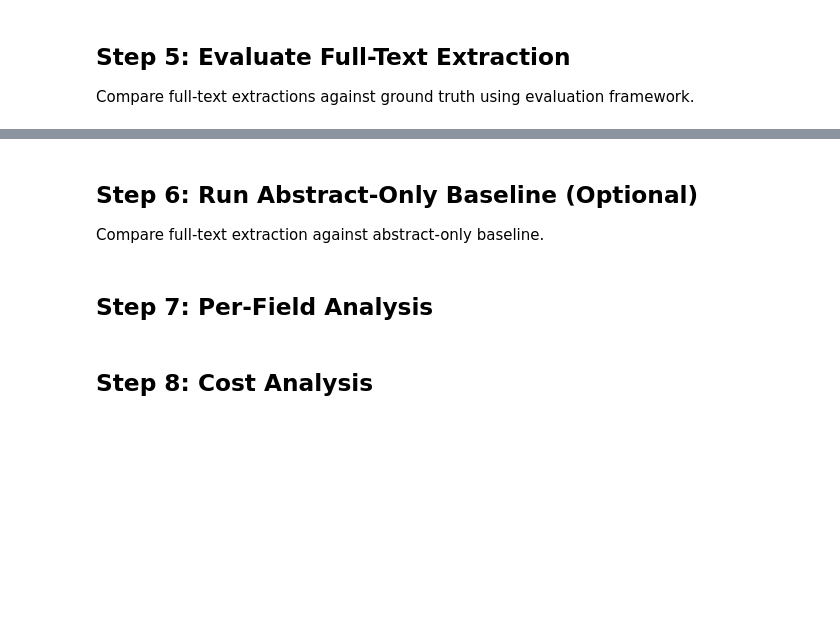
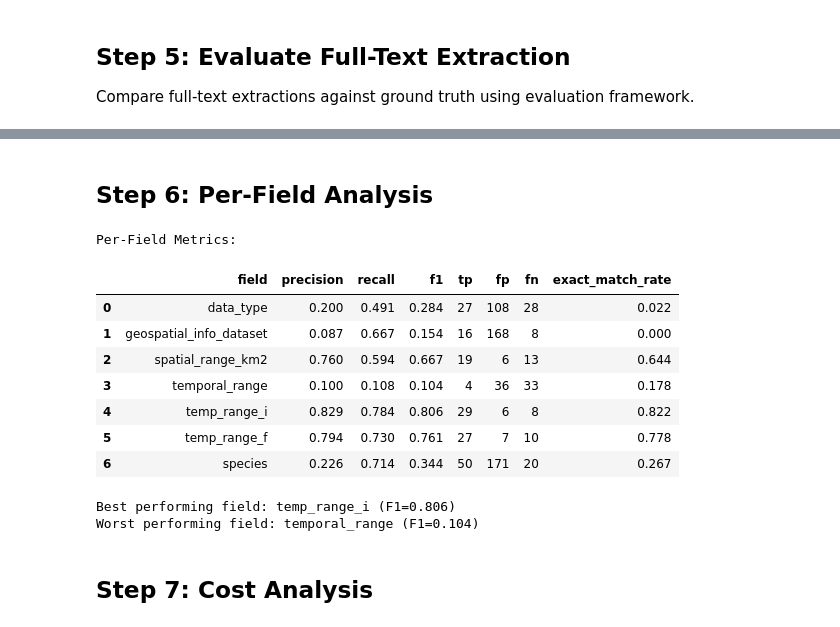
Before and after one commit to BiodiversiteQuebec/llm_metadata, a Jupyter notebook: notebooks/batch_fulltext_evaluation.ipynb, the cells around one changed output, grey strips where cells are left out. Cells and saved outputs as stored; diff of their text form; code cells hidden in the pictures; blank space fills up the shorter version.

```diff
--- a/notebooks/batch_fulltext_evaluation.ipynb
+++ b/notebooks/batch_fulltext_evaluation.ipynb
@@ -302,4 +380,0 @@ print("=" * 50)
-# %% [markdown]
-## Step 6: Run Abstract-Only Baseline (Optional)
-
-Compare full-text extraction against abstract-only baseline.
@@ -373,40 +381,47 @@ if RUN_BASELINE and abstract_predictions:
 # %% [markdown]
-## Step 7: Per-Field Analysis
+## Step 6: Per-Field Analysis
 # %%
-# Per-field comparison
-if RUN_BASELINE and abstract_predictions:
-    comparison_data = []
+# Per-field metrics for full-text extraction
+field_data = []
 
-    for field in EVAL_FIELDS:
-        ft_m = fulltext_report.field_metrics.get(field)
-        ab_m = abstract_report.field_metrics.get(field)
-
-        ft_f1 = ft_m.f1 if ft_m and ft_m.f1 else 0
-        ab_f1 = ab_m.f1 if ab_m and ab_m.f1 else 0
-
-        comparison_data.append({
+for field in EVAL_FIELDS:
+    fm = fulltext_report.field_metrics.get(field)
+    if fm:
+        field_data.append({
             'field': field,
-            'fulltext_precision': round(ft_m.precision or 0, 3) if ft_m else 0,
-            'fulltext_recall': round(ft_m.recall or 0, 3) if ft_m else 0,
-            'fulltext_f1': round(ft_f1, 3),
-            'abstract_precision': round(ab_m.precision or 0, 3) if ab_m else 0,
-            'abstract_recall': round(ab_m.recall or 0, 3) if ab_m else 0,
-            'abstract_f1': round(ab_f1, 3),
-            'delta_f1': round(ft_f1 - ab_f1, 3),
-            'winner': 'FULL-TEXT' if ft_f1 > ab_f1 else ('ABSTRACT' if ab_f1 > ft_f1 else 'TIE')
+            'precision': round(fm.precision or 0, 3),
+            'recall': round(fm.recall or 0, 3),
+            'f1': round(fm.f1 or 0, 3),
+            'tp': fm.tp,
+            'fp': fm.fp,
+            'fn': fm.fn,
+            'exact_match_rate': round(fm.exact_match_rate or 0, 3),
         })
 
-    comparison_df = pd.DataFrame(comparison_data)
-    print("\nPer-Field Comparison:")
-    display(comparison_df)
+field_df = pd.DataFrame(field_data)
+print("Per-Field Metrics:")
+display(field_df)
 
-    # Summary
-    ft_wins = sum(1 for r in comparison_data if r['winner'] == 'FULL-TEXT')
-    ab_wins = sum(1 for r in comparison_data if r['winner'] == 'ABSTRACT')
-    ties = sum(1 for r in comparison_data if r['winner'] == 'TIE')
-    print(f"\nFields won: FULL-TEXT={ft_wins}, ABSTRACT={ab_wins}, TIE={ties}")
+# Identify best and worst performing fields
+if len(field_data) > 0:
+    best = max(field_data, key=lambda x: x['f1'])
+    worst = min(field_data, key=lambda x: x['f1'])
+    print(f"\nBest performing field: {best['field']} (F1={best['f1']})")
+    print(f"Worst performing field: {worst['field']} (F1={worst['f1']})")
+# %% [output]
+Per-Field Metrics:
+|  | field | precision | recall | f1 | tp | fp | fn | exact_match_rate |
+| 0 | data_type | 0.200 | 0.491 | 0.284 | 27 | 108 | 28 | 0.022 |
+| 1 | geospatial_info_dataset | 0.087 | 0.667 | 0.154 | 16 | 168 | 8 | 0.000 |
+| 2 | spatial_range_km2 | 0.760 | 0.594 | 0.667 | 19 | 6 | 13 | 0.644 |
+| 3 | temporal_range | 0.100 | 0.108 | 0.104 | 4 | 36 | 33 | 0.178 |
+| 4 | temp_range_i | 0.829 | 0.784 | 0.806 | 29 | 6 | 8 | 0.822 |
+| 5 | temp_range_f | 0.794 | 0.730 | 0.761 | 27 | 7 | 10 | 0.778 |
+| 6 | species | 0.226 | 0.714 | 0.344 | 50 | 171 | 20 | 0.267 |
+Best performing field: temp_range_i (F1=0.806)
+Worst performing field: temporal_range (F1=0.104)
 # %% [markdown]
-## Step 8: Cost Analysis
+## Step 7: Cost Analysis
 # %%
 # Cost analysis from results
 successful_results = [r for r in results if r.status == "success"]
```
Also changed, not shown: parts of 18 cells of this notebook.
